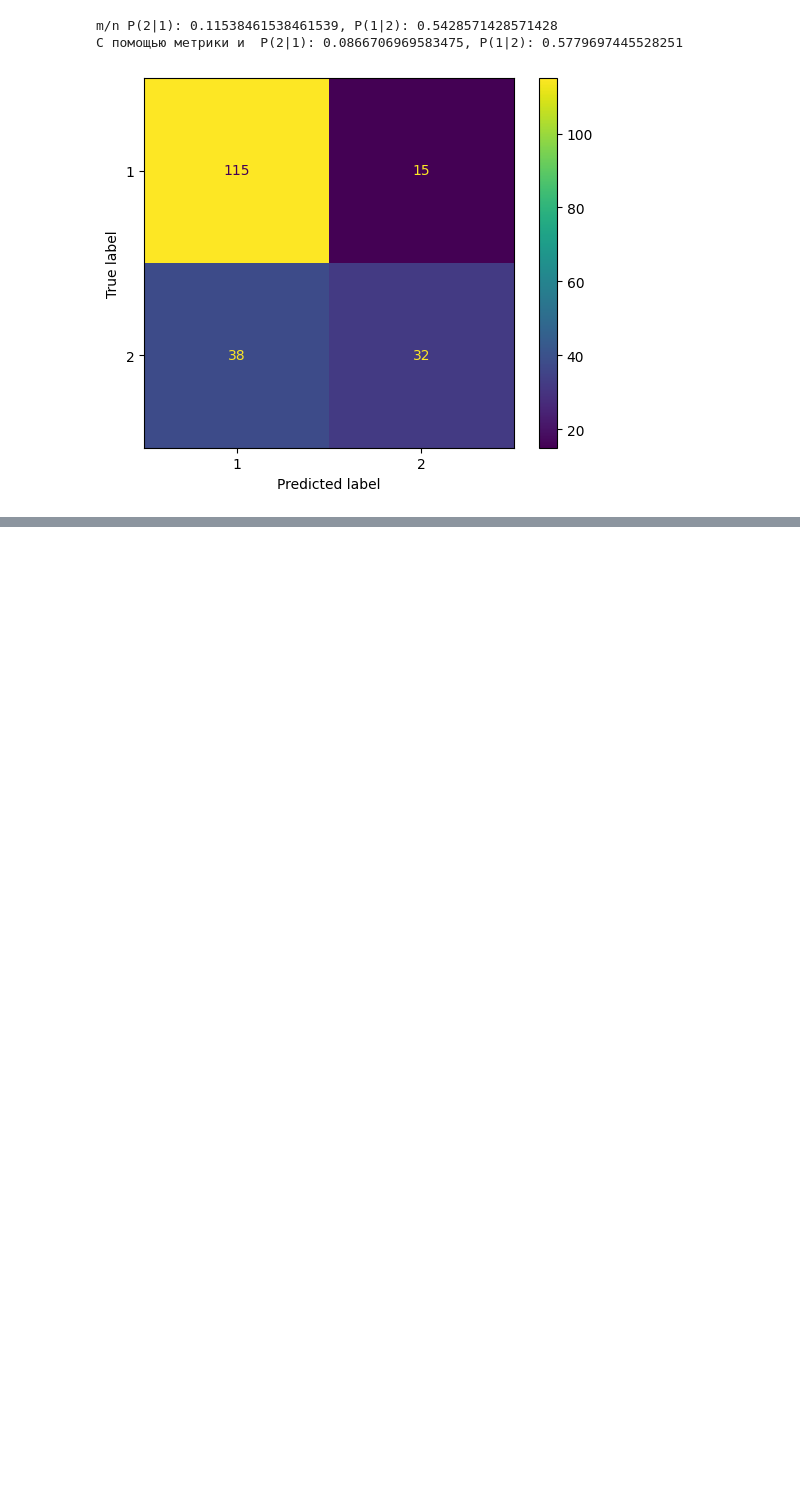
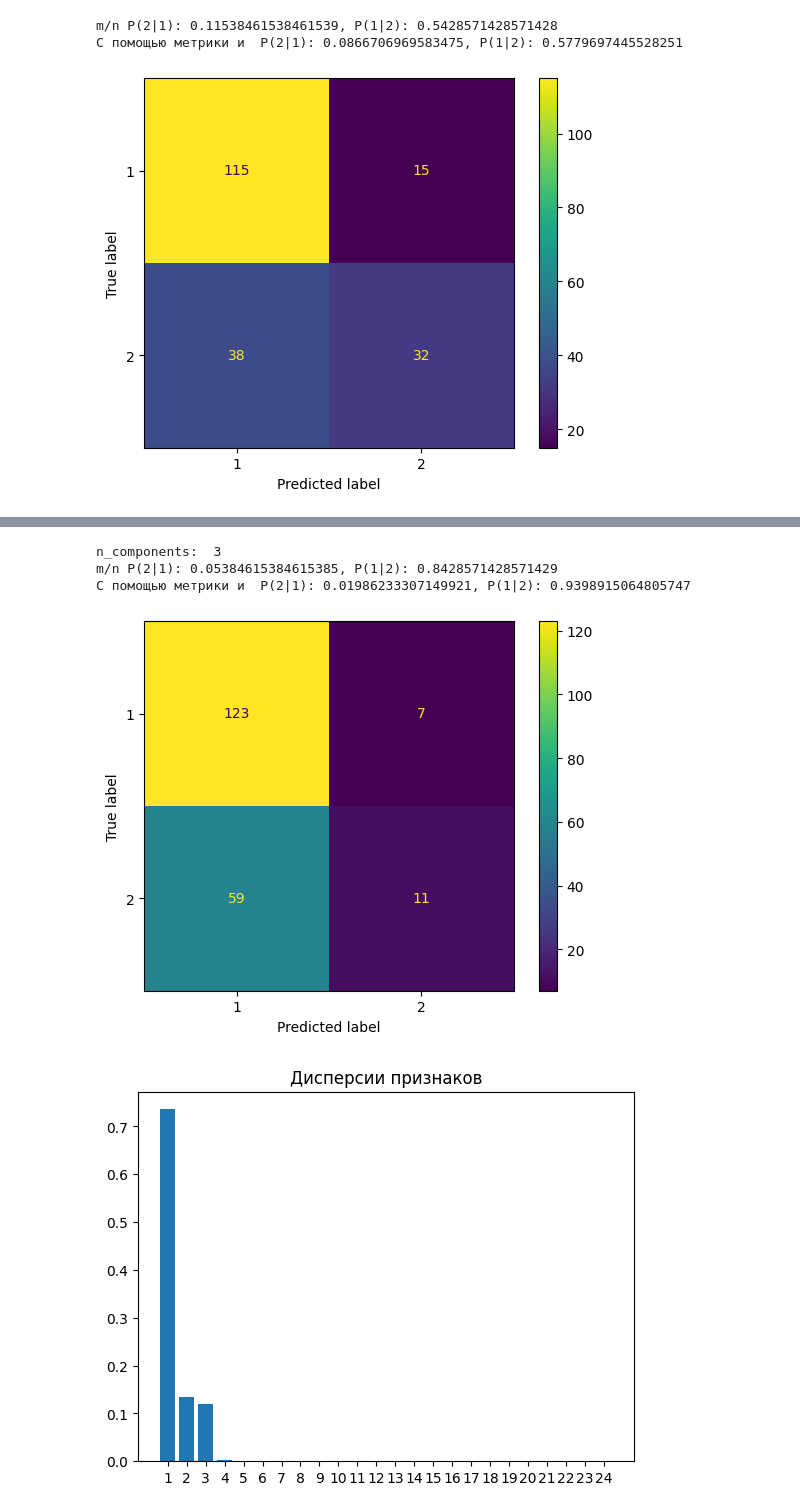
Before and after one commit to DmitryjVeselyj/Stat_Labs, a Jupyter notebook: 2_Lab/main.ipynb, the cells around one changed output, grey strips where cells are left out. Saved outputs shown, nothing was run; the diff lists cells and outputs as text; code cells hidden in the pictures; blank space fills up the shorter version.

```diff
--- a/2_Lab/main.ipynb
+++ b/2_Lab/main.ipynb
@@ -115 +142,28 @@ m/n P(2|1): 0.625, P(1|2): 0.34375
+# %%
+
+x, y = preprocess_german_data()
+n = 200
+x_train, x_test, y_train, y_test = train_test_split(PCA_method(x), y, test_size=n, random_state=1234)
+
+classificator = Classificator()
+classificator.fit(x_train, y_train)
+y_res = classificator.predict(x_test)
+
+cm = confusion_matrix(y_test, y_res)
+ConfusionMatrixDisplay(cm, display_labels=["1", "2"]).plot()
+print(f'm/n P(2|1): {cm[0][1] / (cm[0][0] + cm[0][1])}, P(1|2): {cm[1][0] / (cm[1][0] + cm[1][1])}')
+print(f'С помощью метрики и  P(2|1): {classificator.prob_2_1}, P(1|2): {classificator.prob_1_2}')
+plt.show()
+
+variances = calc_variance_ratio(x, x)
+
+plt.bar([str(i) for i in range(1, len(variances) + 1)], variances)
+plt.title('Дисперсии признаков')
+plt.show()
+# %% [output]
+n_components:  3
+m/n P(2|1): 0.05384615384615385, P(1|2): 0.8428571428571429
+С помощью метрики и  P(2|1): 0.01986233307149921, P(1|2): 0.9398915064805747
+[figure, added]
+[figure, added]
 # %%
```
Also changed, not shown: parts of 6 cells of this notebook, 2 other files.
